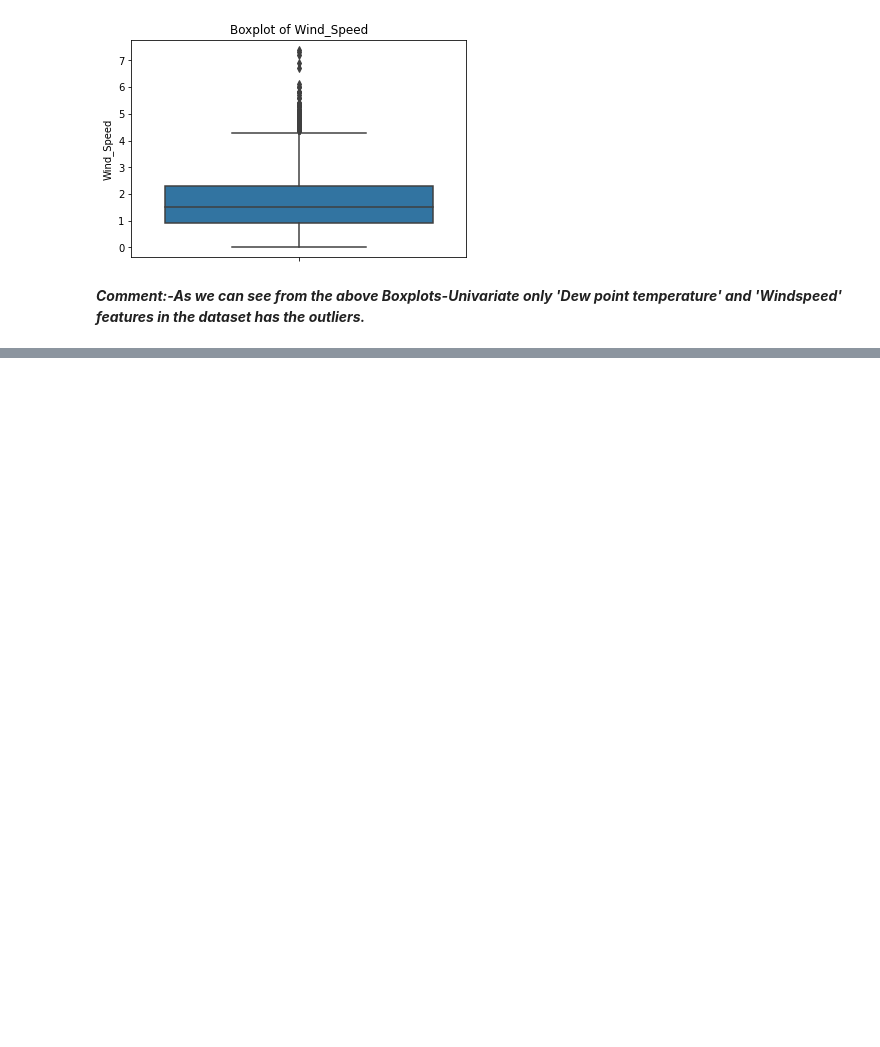
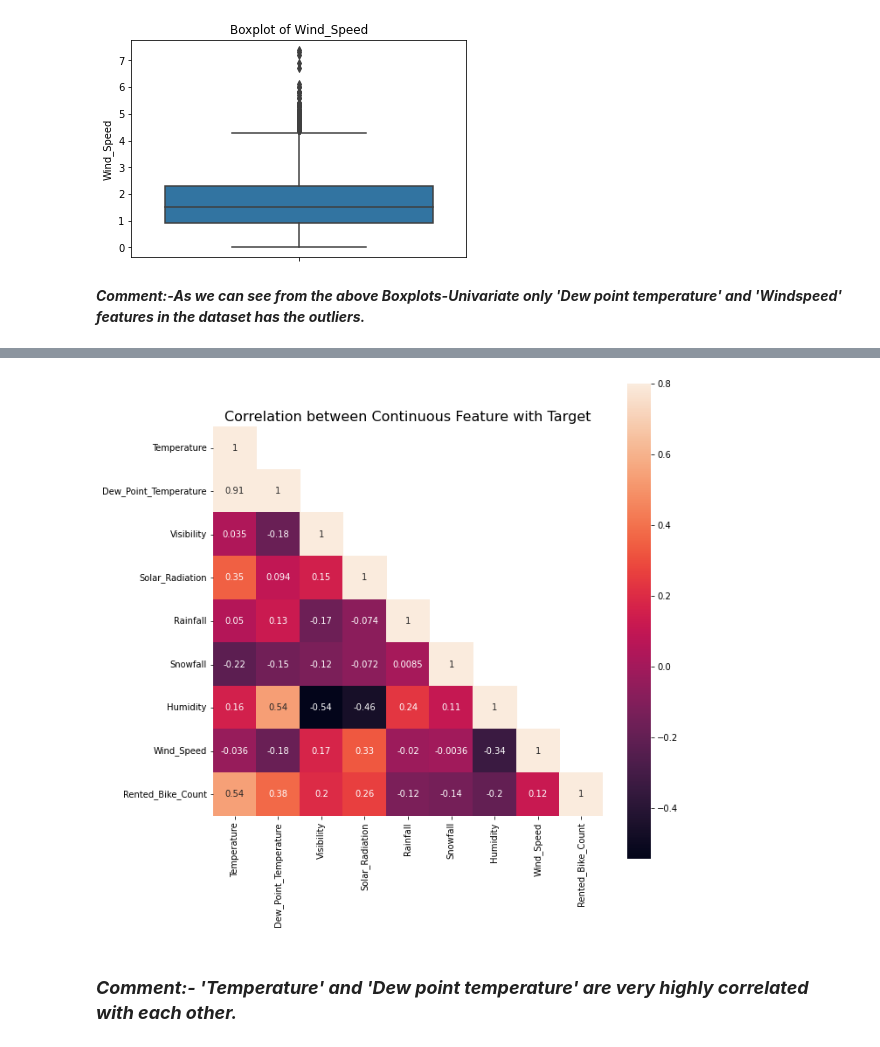
Before and after one commit to VermaSanjayrk/Seoul-Bike-Sharing-Demand-Prediction, a Jupyter notebook: Seoul_Bike_Sharing_Demand_Prediction.ipynb, the cells around one changed output, grey strips where cells are left out. Drawn from its saved outputs; the diff is of its cells as text; code cells hidden in the pictures; blank space fills up the shorter version.

```diff
--- a/Seoul_Bike_Sharing_Demand_Prediction.ipynb
+++ b/Seoul_Bike_Sharing_Demand_Prediction.ipynb
@@ -331,0 +355,18 @@ for i in num_var:
+# %%
+# heatmap using correlation matrix
+# list of continuous feature
+columns = ["Temperature","Dew_Point_Temperature","Visibility","Solar_Radiation",
+           "Rainfall","Snowfall","Humidity","Wind_Speed","Rented_Bike_Count"]
+# calculate correlation matrix.
+corrMatt = bike_df[columns].corr()
+mask = np.array(corrMatt)
+mask[np.tril_indices_from(mask)] = False
+fig,ax= plt.subplots()
+fig.set_size_inches(10,10)
+g = sns.heatmap(corrMatt, mask=mask,vmax=.8, square=True,annot=True, )
+g.set_title("Correlation between Continuous Feature with Target", fontsize=16, y=1.05)
+plt.show()
+# %% [output]
+[figure, added]
+# %% [markdown]
+### ***Comment:- 'Temperature' and 'Dew point temperature' are very highly correlated with each other.***
```
Also changed, not shown: parts of 8 cells of this notebook.
